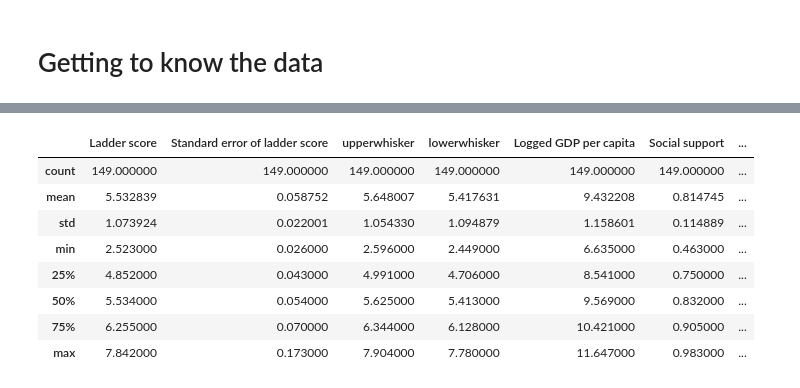
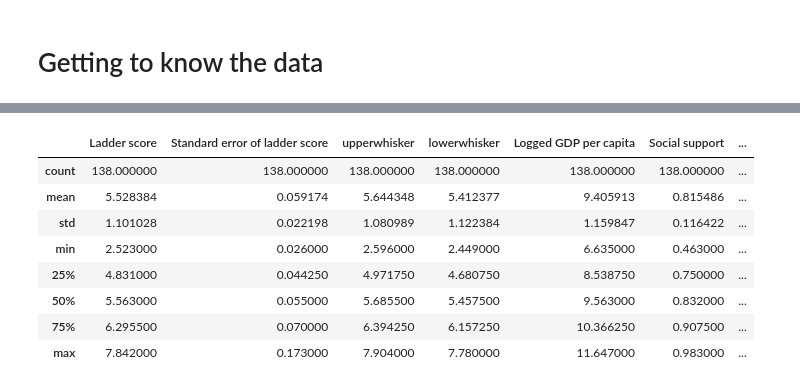
Before and after one commit to shonen-kele/World-Happiness-Against-World-Inequality, a Jupyter notebook: World-Happiness-Research.ipynb, the cells around one changed output, grey strips where cells are left out. Cells and saved outputs as stored; diff of their text form; code cells hidden in the pictures.

```diff
--- a/World-Happiness-Research.ipynb
+++ b/World-Happiness-Research.ipynb
@@ -72,3 +72,6 @@ whd
 | 147 | Zimbabwe | Sub-Saharan Africa | 3.145 | 0.058 | 3.259 | 3.030 | ... |
 | 148 | Afghanistan | South Asia | 2.523 | 0.038 | 2.596 | 2.449 | ... |
 149 rows × 20 columns
+# %%
+worldData = pandas.merge(whd,widFormatted,'inner',left_on='Country name',right_on='Country').drop('Country', axis=1)
+worldData
@@ -77,12 +114,12 @@ whd
 # %%
-whd.describe()
+worldData.describe()
 # %% [output]
 |  | Ladder score | Standard error of ladder score | upperwhisker | lowerwhisker | Logged GDP per capita | Social support | ... |
-| count | 149.000000 | 149.000000 | 149.000000 | 149.000000 | 149.000000 | 149.000000 | ... |
-| mean | 5.532839 | 0.058752 | 5.648007 | 5.417631 | 9.432208 | 0.814745 | ... |
-| std | 1.073924 | 0.022001 | 1.054330 | 1.094879 | 1.158601 | 0.114889 | ... |
+| count | 138.000000 | 138.000000 | 138.000000 | 138.000000 | 138.000000 | 138.000000 | ... |
+| mean | 5.528384 | 0.059174 | 5.644348 | 5.412377 | 9.405913 | 0.815486 | ... |
+| std | 1.101028 | 0.022198 | 1.080989 | 1.122384 | 1.159847 | 0.116422 | ... |
 | min | 2.523000 | 0.026000 | 2.596000 | 2.449000 | 6.635000 | 0.463000 | ... |
-| 25% | 4.852000 | 0.043000 | 4.991000 | 4.706000 | 8.541000 | 0.750000 | ... |
-| 50% | 5.534000 | 0.054000 | 5.625000 | 5.413000 | 9.569000 | 0.832000 | ... |
-| 75% | 6.255000 | 0.070000 | 6.344000 | 6.128000 | 10.421000 | 0.905000 | ... |
+| 25% | 4.831000 | 0.044250 | 4.971750 | 4.680750 | 8.538750 | 0.750000 | ... |
+| 50% | 5.563000 | 0.055000 | 5.685500 | 5.457500 | 9.563000 | 0.832000 | ... |
+| 75% | 6.295500 | 0.070000 | 6.394250 | 6.157250 | 10.366250 | 0.907500 | ... |
 | max | 7.842000 | 0.173000 | 7.904000 | 7.780000 | 11.647000 | 0.983000 | ... |
```
Also changed, not shown: parts of 17 cells of this notebook.
